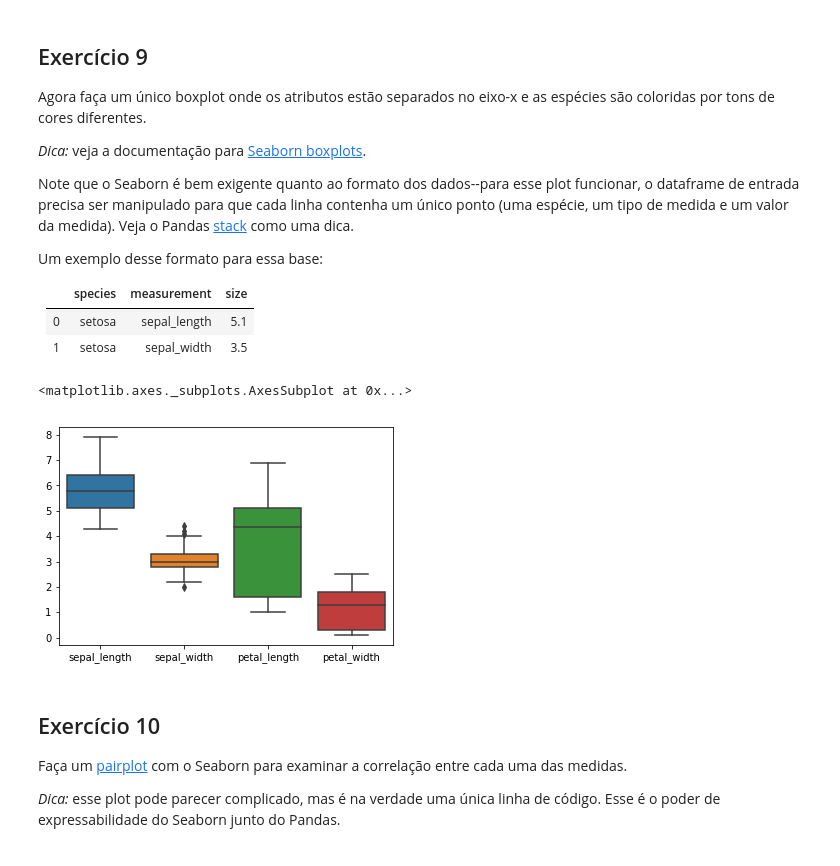
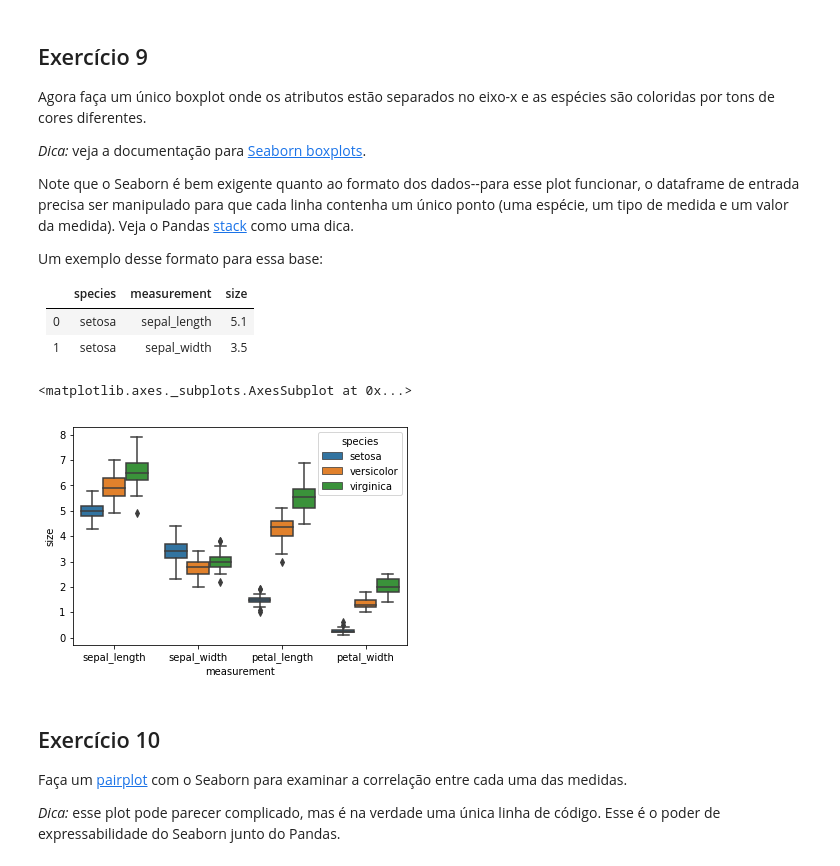
Before and after one commit to Lucas-Zanferrari/UFABC-ML-2018, a Jupyter notebook: Introduction_to_Machine_Learning_and_Toolkit.ipynb, the cells around one changed output. Saved outputs shown, nothing was run; the diff lists cells and outputs as text; code cells hidden in the pictures.

```diff
--- a/Introduction_to_Machine_Learning_and_Toolkit.ipynb
+++ b/Introduction_to_Machine_Learning_and_Toolkit.ipynb
@@ -228,11 +228,12 @@ Um exemplo desse formato para essa base:
 | - | ------- | ------------ | ---- |
 | 0	| setosa  | sepal_length | 5.1  |
 | 1	| setosa  | sepal_width  | 3.5  |
-# %%
-sns.boxplot(data = data_frame)
-# %% [output]
-<matplotlib.axes._subplots.AxesSubplot at 0x...>
-[figure, removed]
+# %%
+new_data_frame = pd.melt(data_frame, id_vars = ['species'], value_name = 'size', var_name = 'measurement')
+sns.boxplot(data = new_data_frame, hue = 'species', x = 'measurement', y = 'size')
+# %% [output]
+<matplotlib.axes._subplots.AxesSubplot at 0x...>
+[figure, added]
 # %% [markdown]
 ## Exercício 10
 
```
Also changed, not shown: parts of 4 cells of this notebook.
